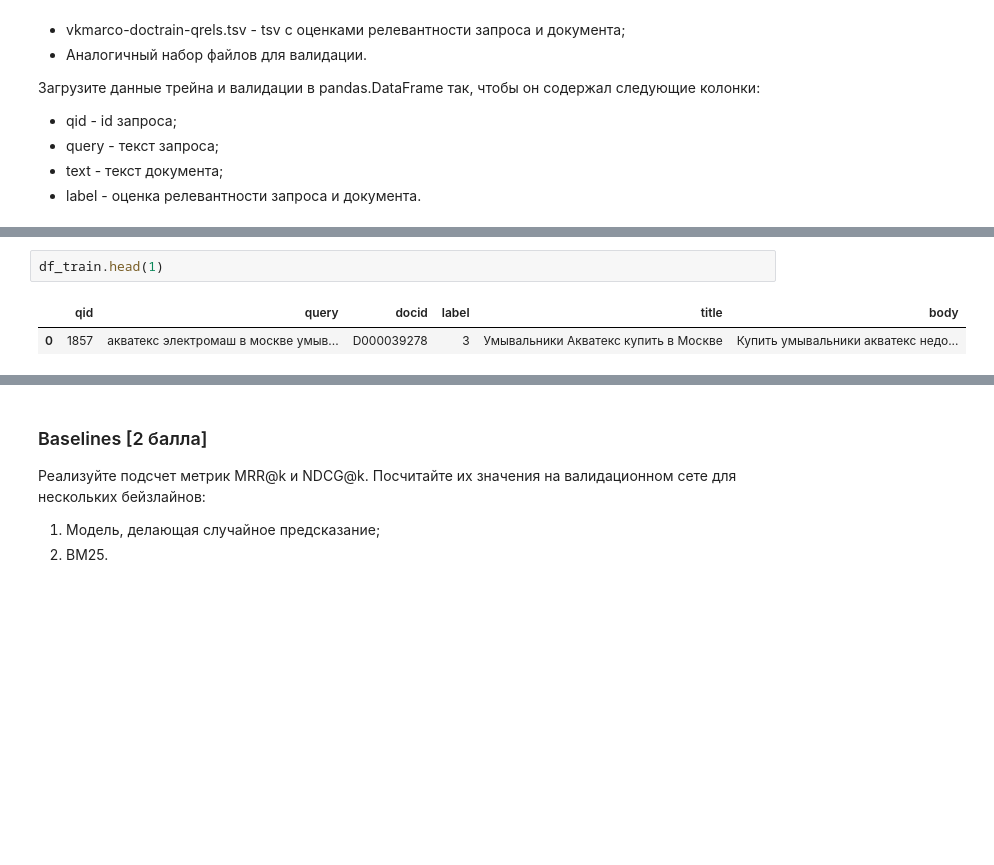
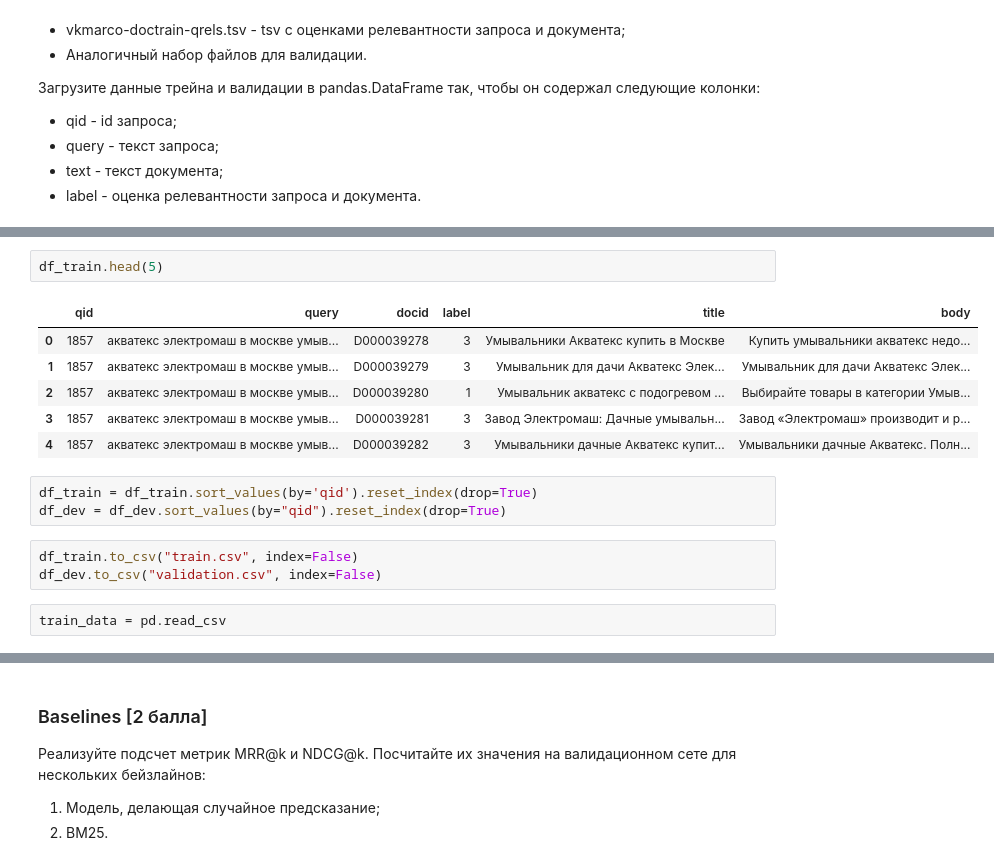
Before and after one commit to agcr/vk-msu-ir-course-spring-2024, a Jupyter notebook: homeworks/nn-reranking/homework_rerank.ipynb, the cells around one changed output, grey strips where cells are left out. Saved outputs shown, nothing was run; the diff lists cells and outputs as text; blank space fills up the shorter version.

```diff
--- a/homeworks/nn-reranking/homework_rerank.ipynb
+++ b/homeworks/nn-reranking/homework_rerank.ipynb
@@ -57,5 +59,17 @@ df_dev = pd.merge(df_dev, df_docs[["docid", "title", "body"]], on="docid")
 # %%
-df_train.head(1)
+df_train.head(5)
 # %% [output]
 |  | qid | query | docid | label | title | body |
 | 0 | 1857 | акватекс электромаш в москве умыв... | D000039278 | 3 | Умывальники Акватекс купить в Москве | Купить умывальники акватекс﻿ недо... |
+| 1 | 1857 | акватекс электромаш в москве умыв... | D000039279 | 3 | Умывальник для дачи Акватекс Элек... | Умывальник для дачи Акватекс Элек... |
+| 2 | 1857 | акватекс электромаш в москве умыв... | D000039280 | 1 | Умывальник акватекс с подогревом ... | Выбирайте товары в категории Умыв... |
+| 3 | 1857 | акватекс электромаш в москве умыв... | D000039281 | 3 | Завод Электромаш: Дачные умывальн... | Завод «Электромаш» производит и р... |
+| 4 | 1857 | акватекс электромаш в москве умыв... | D000039282 | 3 | Умывальники дачные Акватекс купит... | Умывальники дачные Акватекс. Полн... |
+# %%
+df_train = df_train.sort_values(by='qid').reset_index(drop=True)
+df_dev = df_dev.sort_values(by="qid").reset_index(drop=True)
+# %%
+df_train.to_csv("train.csv", index=False)
+df_dev.to_csv("validation.csv", index=False)
+# %%
+train_data = pd.read_csv
```
Also changed, not shown: parts of 24 cells of this notebook.
